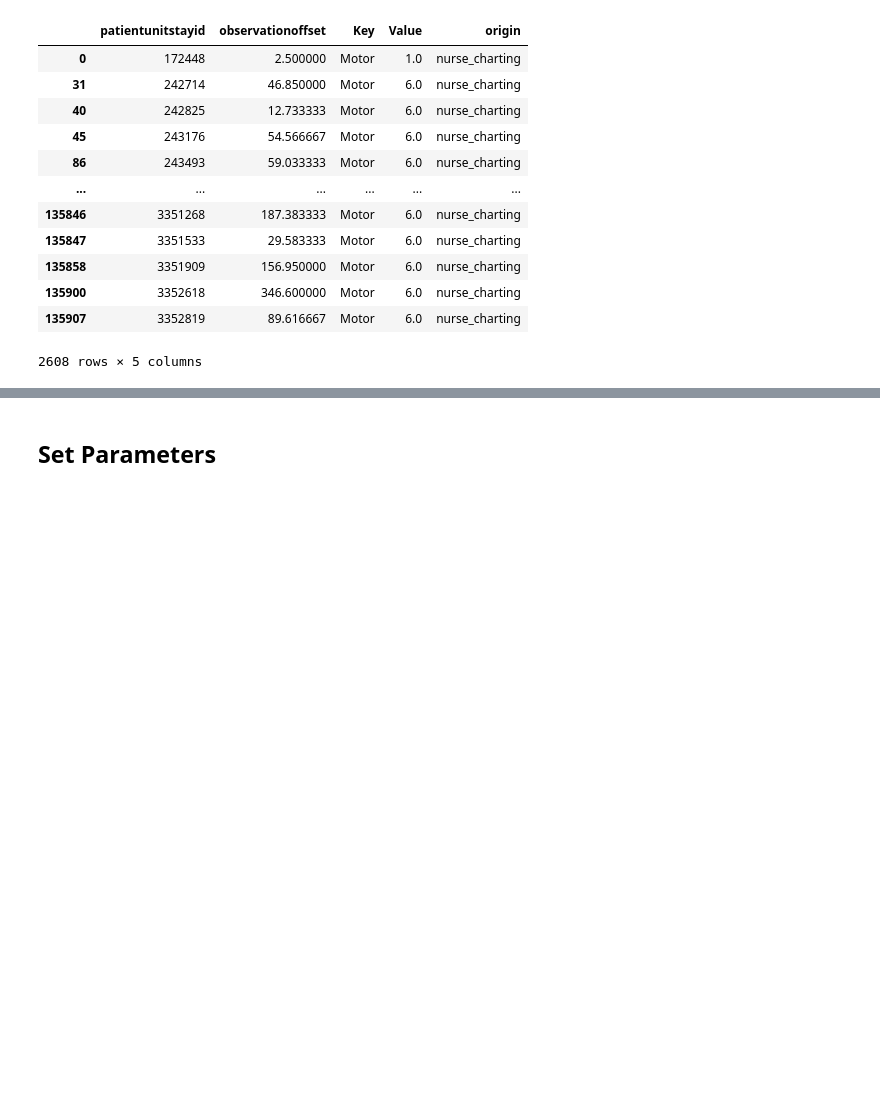
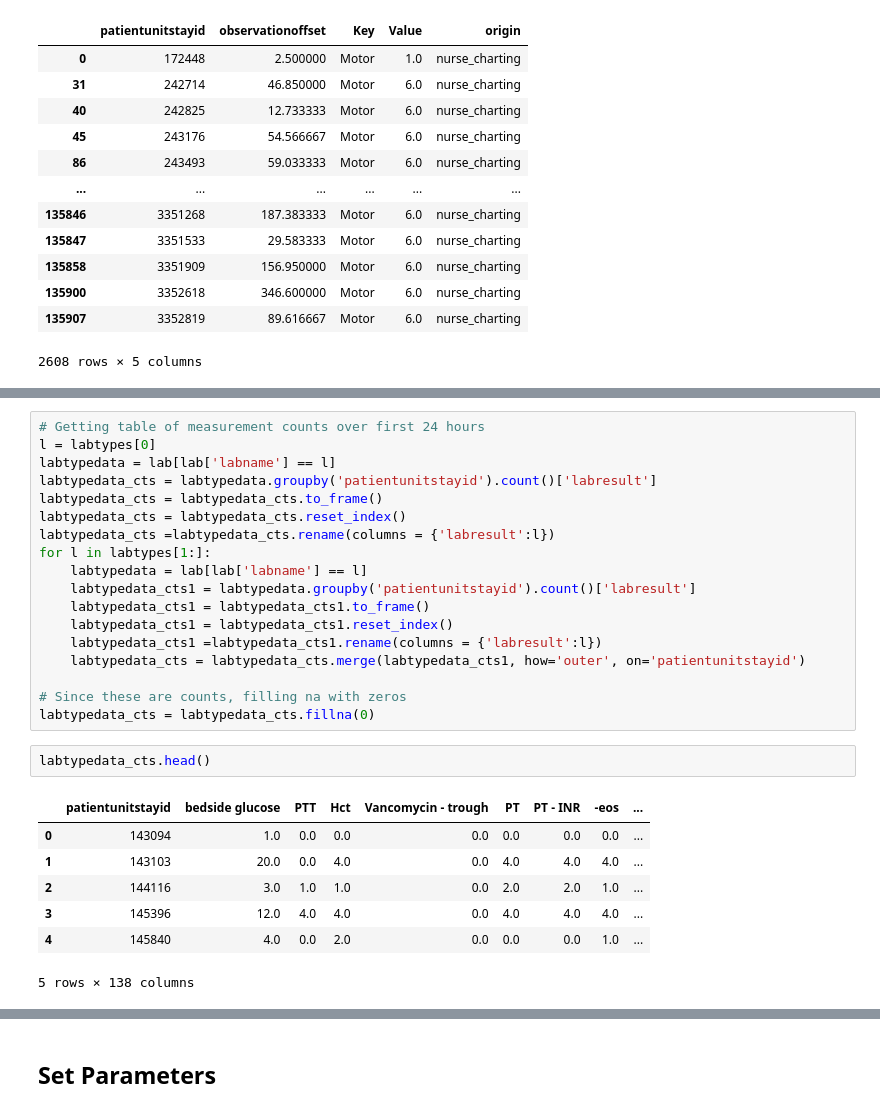
Before and after one commit to adit98/tbi, a Jupyter notebook: GCS_Modeling.ipynb, the cells around one changed output, grey strips where cells are left out. Cells and saved outputs as stored; diff of their text form; blank space fills up the shorter version.

```diff
--- a/GCS_Modeling.ipynb
+++ b/GCS_Modeling.ipynb
@@ -75,3 +111,31 @@ FileNotFoundError: [Errno 2] File b'data/lab_data.csv' does not exist: b'data/la
+# %%
+# Getting table of measurement counts over first 24 hours
+l = labtypes[0]
+labtypedata = lab[lab['labname'] == l]
+labtypedata_cts = labtypedata.groupby('patientunitstayid').count()['labresult']
+labtypedata_cts = labtypedata_cts.to_frame()
+labtypedata_cts = labtypedata_cts.reset_index()
+labtypedata_cts =labtypedata_cts.rename(columns = {'labresult':l})
+for l in labtypes[1:]:
+    labtypedata = lab[lab['labname'] == l]
+    labtypedata_cts1 = labtypedata.groupby('patientunitstayid').count()['labresult']
+    labtypedata_cts1 = labtypedata_cts1.to_frame()
+    labtypedata_cts1 = labtypedata_cts1.reset_index()
+    labtypedata_cts1 =labtypedata_cts1.rename(columns = {'labresult':l})
+    labtypedata_cts = labtypedata_cts.merge(labtypedata_cts1, how='outer', on='patientunitstayid')
+
+# Since these are counts, filling na with zeros
+labtypedata_cts = labtypedata_cts.fillna(0)
+# %%
+labtypedata_cts.head()
+# %% [output]
+|  | patientunitstayid | bedside glucose | PTT | Hct | Vancomycin - trough | PT | PT - INR | -eos | ... |
+| 0 | 143094 | 1.0 | 0.0 | 0.0 | 0.0 | 0.0 | 0.0 | 0.0 | ... |
+| 1 | 143103 | 20.0 | 0.0 | 4.0 | 0.0 | 4.0 | 4.0 | 4.0 | ... |
+| 2 | 144116 | 3.0 | 1.0 | 1.0 | 0.0 | 2.0 | 2.0 | 1.0 | ... |
+| 3 | 145396 | 12.0 | 4.0 | 4.0 | 0.0 | 4.0 | 4.0 | 4.0 | ... |
+| 4 | 145840 | 4.0 | 0.0 | 2.0 | 0.0 | 0.0 | 0.0 | 1.0 | ... |
+5 rows × 138 columns
 # %%
 # NOTE: Need to do this SEPARATELY for train/val/test
 # deal with nan
```
Also changed, not shown: parts of 6 cells of this notebook.
